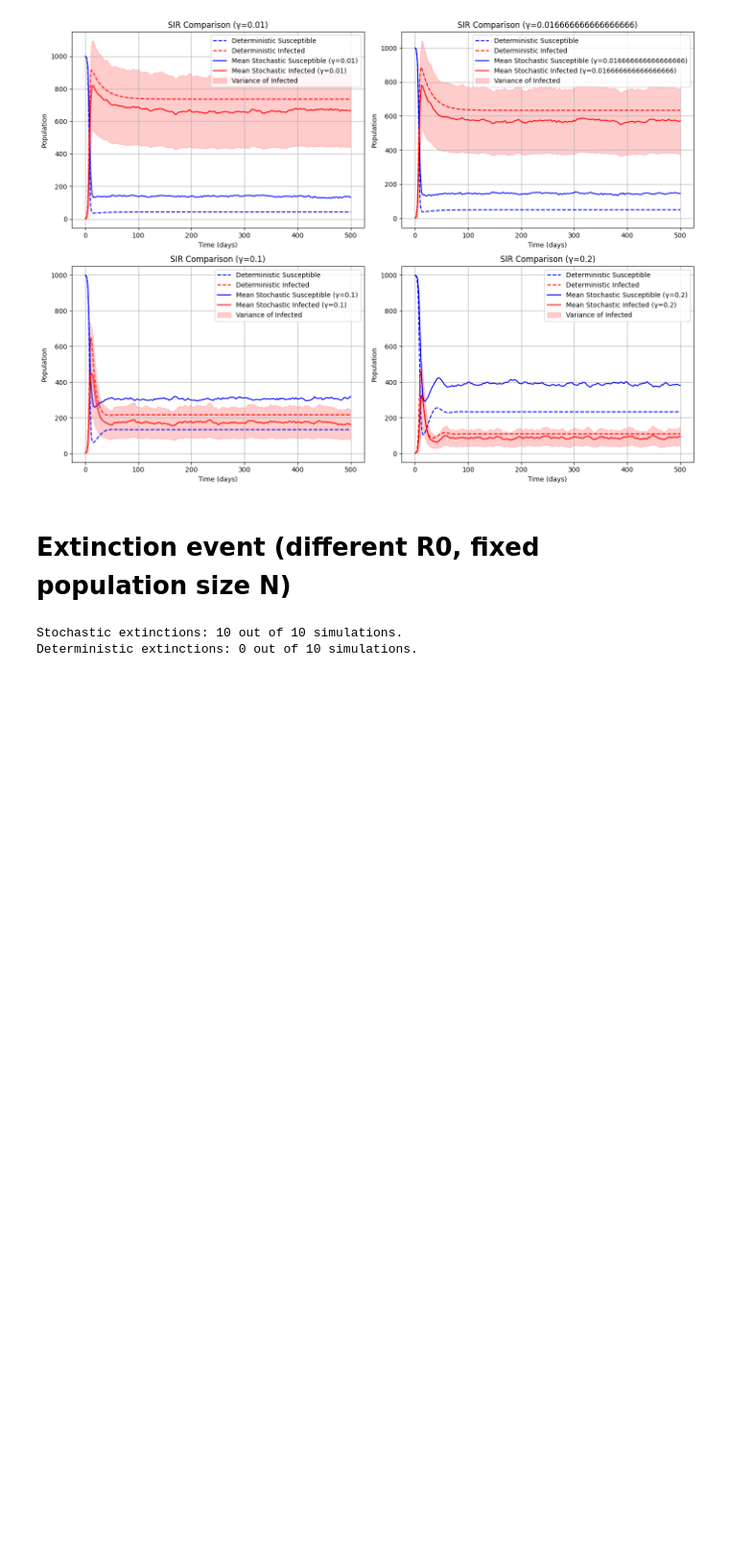
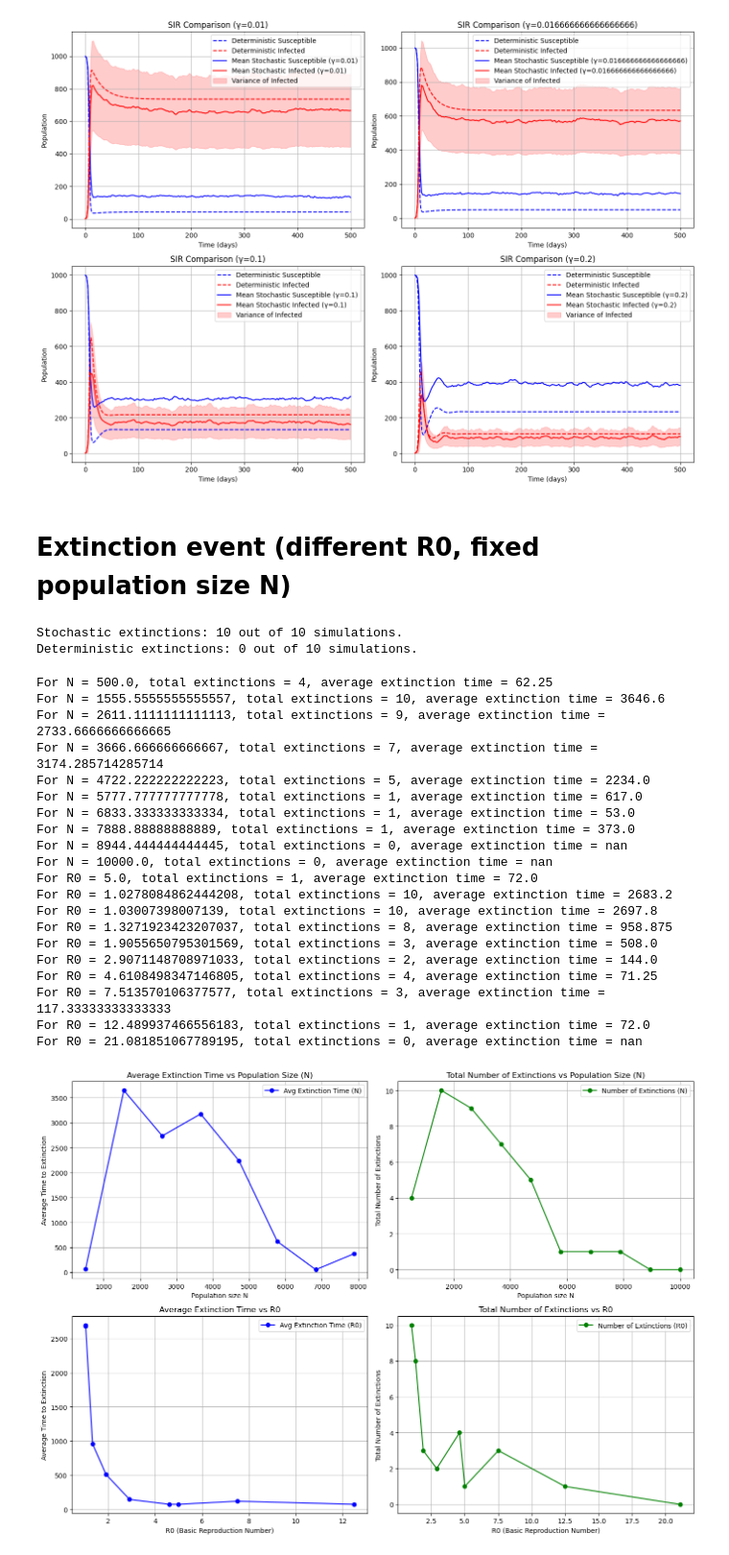
Before and after one commit to zoeazra/CLS-Ass-2, a Jupyter notebook: assignment 2.ipynb, the cells around one changed output. Shown at 96% size. Drawn from its saved outputs; the diff is of its cells as text; code cells hidden in the pictures; blank space fills up the shorter version.

Commit message:
question 1.4
i added 2 extra graphs for the extinction probability for both R0 and N. i also split up the graphs fro R0 and N into separate functions.

```diff
--- a/assignment 2.ipynb
+++ b/assignment 2.ipynb
@@ -1012,11 +1012,11 @@ def run_simulation_and_plot(param_diff, param_name, sims_ext, beta_ext, gamma_ex
 
 
 # Example parameters
-sims_ext = 30  # Number of simulations per parameter
+sims_ext = 10  # Number of simulations per parameter
 beta_ext = np.logspace(-1, 1.5, sims_ext)  # Transmission rates in the range [0.1, 31.6]
 gamma_ext = np.linspace(0.01, 1, sims_ext)  # Recovery rates in the range [0.01, 1]
 mu_ext = np.linspace(0.01, 0.5, sims_ext)  # Death rates in the range [0.01, 0.5]
-t_end = 200  # Simulation end time
+t_end = 365  # Simulation end time
 
 # N and R0 values
 N_diff = np.linspace(500, 10000, 10)  # Population sizes for which we will run simulations
@@ -1039,30 +1039,52 @@ ax[0, 0].set_xlabel("Population size N")
 ax[0, 0].set_ylabel("Average Time to Extinction")
 ax[0, 0].grid(True)
 ax[0, 0].legend()
 
 # Plot 2: Total number of extinctions vs N
 ax[0, 1].plot(N_sorted, extinction_counts_N_sorted, marker='o', color='green', label='Number of Extinctions (N)')
 ax[0, 1].set_title("Total Number of Extinctions vs Population Size (N)")
 ax[0, 1].set_xlabel("Population size N")
 ax[0, 1].set_ylabel("Total Number of Extinctions")
 ax[0, 1].grid(True)
 ax[0, 1].legend()
 
 # Plot 3: Average extinction time vs R0
 ax[1, 0].plot(R0_sorted, Ys_ext2_R0_sorted, marker='o', color='blue', label='Avg Extinction Time (R0)')
 ax[1, 0].set_title("Average Extinction Time vs R0")
 ax[1, 0].set_xlabel("R0 (Basic Reproduction Number)")
 ax[1, 0].set_ylabel("Average Time to Extinction")
 ax[1, 0].grid(True)
 ax[1, 0].legend()
 
 # Plot 4: Total number of extinctions vs R0
 ax[1, 1].plot(R0_sorted, extinction_counts_R0_sorted, marker='o', color='green', label='Number of Extinctions (R0)')
 ax[1, 1].set_title("Total Number of Extinctions vs R0")
 ax[1, 1].set_xlabel("R0 (Basic Reproduction Number)")
 ax[1, 1].set_ylabel("Total Number of Extinctions")
 ax[1, 1].grid(True)
 ax[1, 1].legend()
 
 plt.tight_layout()
 plt.show()
+# %% [output]
+For N = 500.0, total extinctions = 4, average extinction time = 62.25
+For N = 1555.5555555555557, total extinctions = 10, average extinction time = 3646.6
+For N = 2611.1111111111113, total extinctions = 9, average extinction time = 2733.6666666666665
+For N = 3666.666666666667, total extinctions = 7, average extinction time = 3174.285714285714
+For N = 4722.222222222223, total extinctions = 5, average extinction time = 2234.0
+For N = 5777.777777777778, total extinctions = 1, average extinction time = 617.0
+For N = 6833.333333333334, total extinctions = 1, average extinction time = 53.0
+For N = 7888.88888888889, total extinctions = 1, average extinction time = 373.0
+For N = 8944.444444444445, total extinctions = 0, average extinction time = nan
+For N = 10000.0, total extinctions = 0, average extinction time = nan
+For R0 = 5.0, total extinctions = 1, average extinction time = 72.0
+For R0 = 1.0278084862444208, total extinctions = 10, average extinction time = 2683.2
+For R0 = 1.03007398007139, total extinctions = 10, average extinction time = 2697.8
+For R0 = 1.3271923423207037, total extinctions = 8, average extinction time = 958.875
+For R0 = 1.9055650795301569, total extinctions = 3, average extinction time = 508.0
+For R0 = 2.9071148708971033, total extinctions = 2, average extinction time = 144.0
+For R0 = 4.6108498347146805, total extinctions = 4, average extinction time = 71.25
+For R0 = 7.513570106377577, total extinctions = 3, average extinction time = 117.33333333333333
+For R0 = 12.489937466556183, total extinctions = 1, average extinction time = 72.0
+For R0 = 21.081851067789195, total extinctions = 0, average extinction time = nan
+[figure, added]
```
Also changed, not shown: parts of 2 cells of this notebook.
